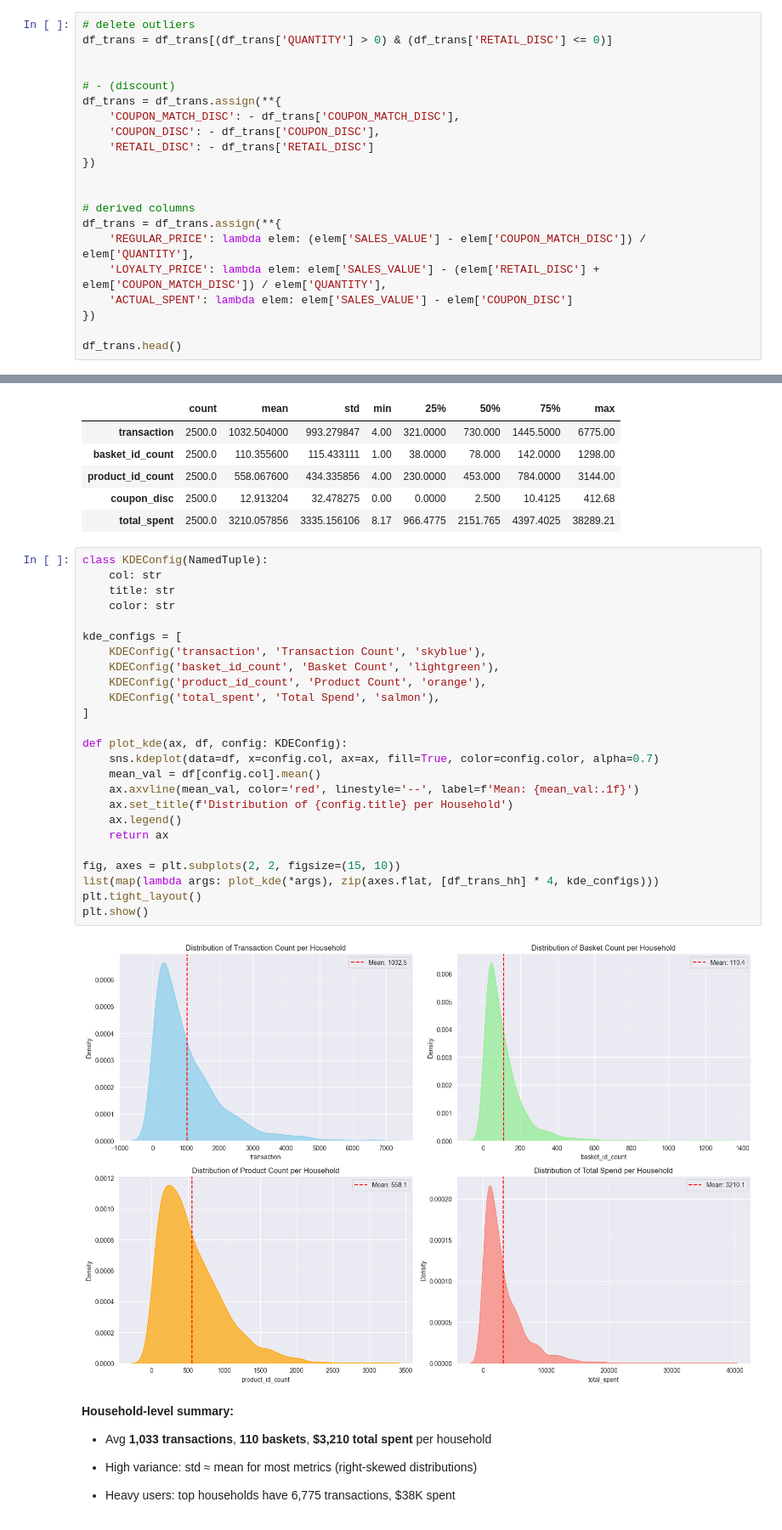
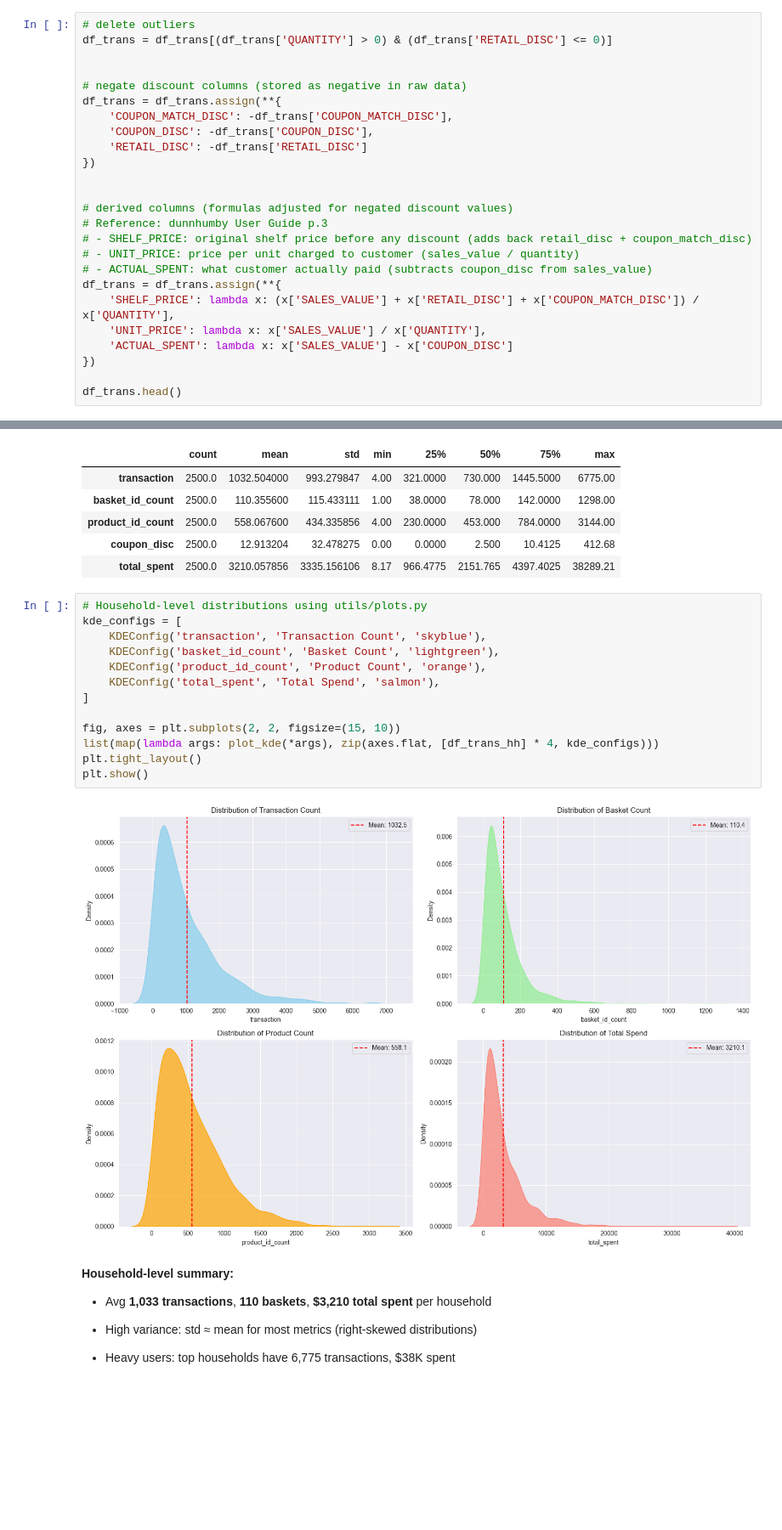
Before and after one commit to tae73/side-projects, a Jupyter notebook: data/dunnhumby/eda/exploration_1.ipynb, the cells around one changed output, grey strips where cells are left out. Shown at 85% size. Cells and saved outputs as stored; diff of their text form; blank space fills up the shorter version.

```diff
--- a/data/dunnhumby/eda/exploration_1.ipynb
+++ b/data/dunnhumby/eda/exploration_1.ipynb
@@ -305,19 +304,23 @@ df_trans[df_trans['RETAIL_DISC'] > 0].head() # outliers
 df_trans = df_trans[(df_trans['QUANTITY'] > 0) & (df_trans['RETAIL_DISC'] <= 0)]
 
 
-# - (discount)
+# negate discount columns (stored as negative in raw data)
 df_trans = df_trans.assign(**{
-    'COUPON_MATCH_DISC': - df_trans['COUPON_MATCH_DISC'],
-    'COUPON_DISC': - df_trans['COUPON_DISC'],
-    'RETAIL_DISC': - df_trans['RETAIL_DISC']
+    'COUPON_MATCH_DISC': -df_trans['COUPON_MATCH_DISC'],
+    'COUPON_DISC': -df_trans['COUPON_DISC'],
+    'RETAIL_DISC': -df_trans['RETAIL_DISC']
 })
 
 
-# derived columns
+# derived columns (formulas adjusted for negated discount values)
+# Reference: dunnhumby User Guide p.3
+# - SHELF_PRICE: original shelf price before any discount (adds back retail_disc + coupon_match_disc)
+# - UNIT_PRICE: price per unit charged to customer (sales_value / quantity)
+# - ACTUAL_SPENT: what customer actually paid (subtracts coupon_disc from sales_value)
 df_trans = df_trans.assign(**{
-    'REGULAR_PRICE': lambda elem: (elem['SALES_VALUE'] - elem['COUPON_MATCH_DISC']) / elem['QUANTITY'],
-    'LOYALTY_PRICE': lambda elem: elem['SALES_VALUE'] - (elem['RETAIL_DISC'] + elem['COUPON_MATCH_DISC']) / elem['QUANTITY'],
-    'ACTUAL_SPENT': lambda elem: elem['SALES_VALUE'] - elem['COUPON_DISC']
+    'SHELF_PRICE': lambda x: (x['SALES_VALUE'] + x['RETAIL_DISC'] + x['COUPON_MATCH_DISC']) / x['QUANTITY'],
+    'UNIT_PRICE': lambda x: x['SALES_VALUE'] / x['QUANTITY'],
+    'ACTUAL_SPENT': lambda x: x['SALES_VALUE'] - x['COUPON_DISC']
 })
 
 df_trans.head()
@@ -360,32 +363,20 @@ df_trans_hh.describe().T
 | coupon_disc | 2500.0 | 12.913204 | 32.478275 | 0.00 | 0.0000 | 2.500 | 10.4125 | 412.68 |
 | total_spent | 2500.0 | 3210.057856 | 3335.156106 | 8.17 | 966.4775 | 2151.765 | 4397.4025 | 38289.21 |
 # %%
-class KDEConfig(NamedTuple):
-    col: str
-    title: str
-    color: str
-
+# Household-level distributions using utils/plots.py
 kde_configs = [
     KDEConfig('transaction', 'Transaction Count', 'skyblue'),
     KDEConfig('basket_id_count', 'Basket Count', 'lightgreen'),
     KDEConfig('product_id_count', 'Product Count', 'orange'),
     KDEConfig('total_spent', 'Total Spend', 'salmon'),
 ]
 
-def plot_kde(ax, df, config: KDEConfig):
-    sns.kdeplot(data=df, x=config.col, ax=ax, fill=True, color=config.color, alpha=0.7)
-    mean_val = df[config.col].mean()
-    ax.axvline(mean_val, color='red', linestyle='--', label=f'Mean: {mean_val:.1f}')
-    ax.set_title(f'Distribution of {config.title} per Household')
-    ax.legend()
-    return ax
-
 fig, axes = plt.subplots(2, 2, figsize=(15, 10))
 list(map(lambda args: plot_kde(*args), zip(axes.flat, [df_trans_hh] * 4, kde_configs)))
 plt.tight_layout()
 plt.show()
 # %% [output]
-[figure, old version]
+[figure, new version]
 # %% [markdown]
 **Household-level summary:**
 
```
Also changed, not shown: parts of 39 cells of this notebook.
